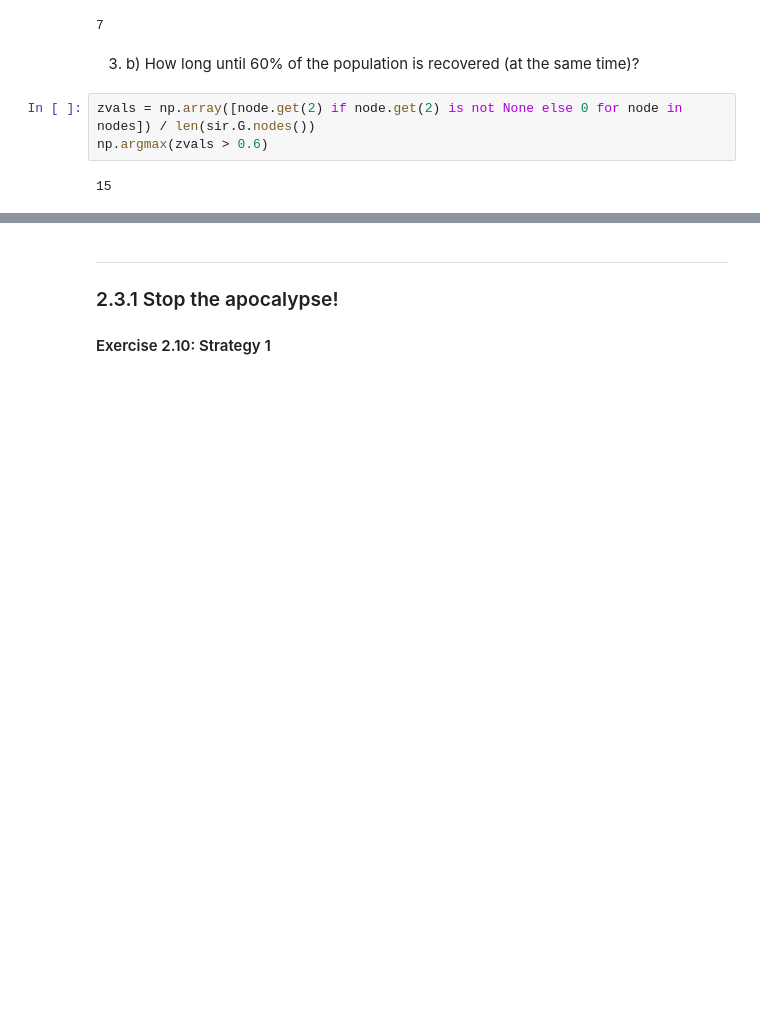
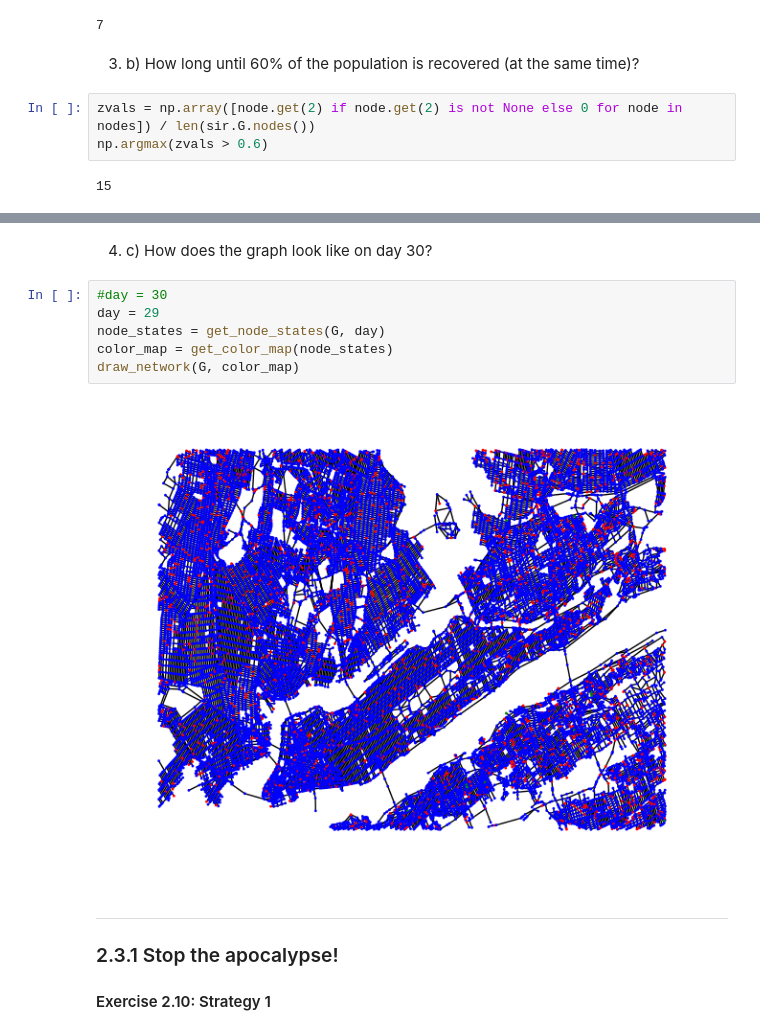
Before and after one commit to ewaMiazga/InternetAnalytics-2023, a Jupyter notebook: assignment/ix-lab2-notebook-part3.ipynb, the cells around one changed output, grey strips where cells are left out. Cells and saved outputs as stored; diff of their text form; blank space fills up the shorter version.

```diff
--- a/assignment/ix-lab2-notebook-part3.ipynb
+++ b/assignment/ix-lab2-notebook-part3.ipynb
@@ -191,3 +181,13 @@ color_map = get_color_map(node_states)
+# %% [markdown]
+4. c) How does the graph look like on day 30?
+# %%
+#day = 30
+day = 29
+node_states = get_node_states(G, day)
+color_map = get_color_map(node_states)
+draw_network(G, color_map)
+# %% [output]
+[figure, added]
 # %% [markdown]
 ---
 
```
Also changed, not shown: parts of 15 cells of this notebook.
